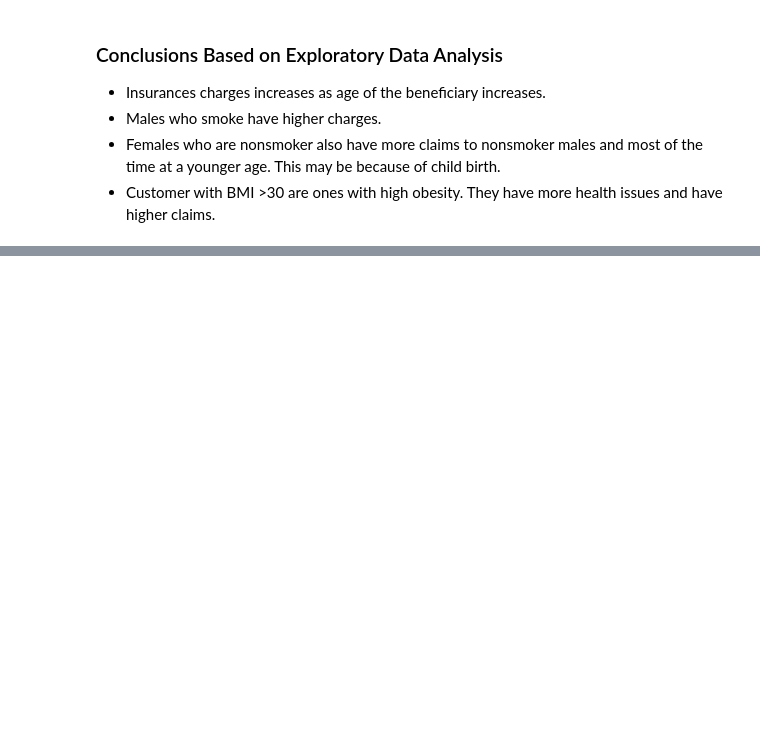
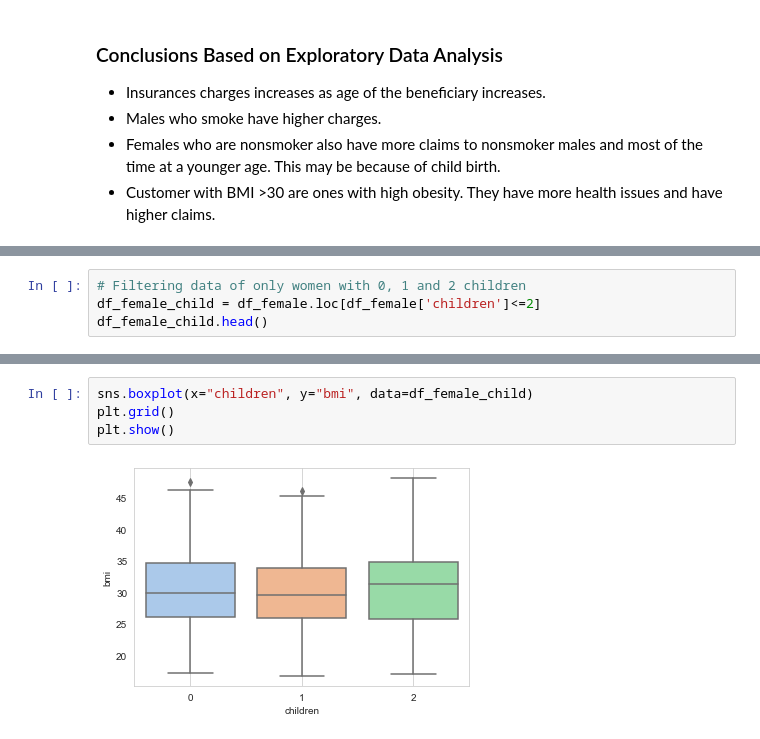
Before and after one commit to kedarghule/Statistical-Analysis-of-Insurance-Claims, a Jupyter notebook: stat-analysis-insurance.ipynb, the cells around one changed output, grey strips where cells are left out. Saved outputs shown, nothing was run; the diff lists cells and outputs as text; blank space fills up the shorter version.

```diff
--- a/stat-analysis-insurance.ipynb
+++ b/stat-analysis-insurance.ipynb
@@ -489,0 +734,4 @@ plt.show();
+# %%
+# Filtering data of only women with 0, 1 and 2 children
+df_female_child = df_female.loc[df_female['children']<=2]
+df_female_child.head()
@@ -489,0 +753,6 @@ plt.show();
+# %%
+sns.boxplot(x="children", y="bmi", data=df_female_child)
+plt.grid()
+plt.show()
+# %% [output]
+[figure, added]
```
Also changed, not shown: parts of 32 cells of this notebook.
